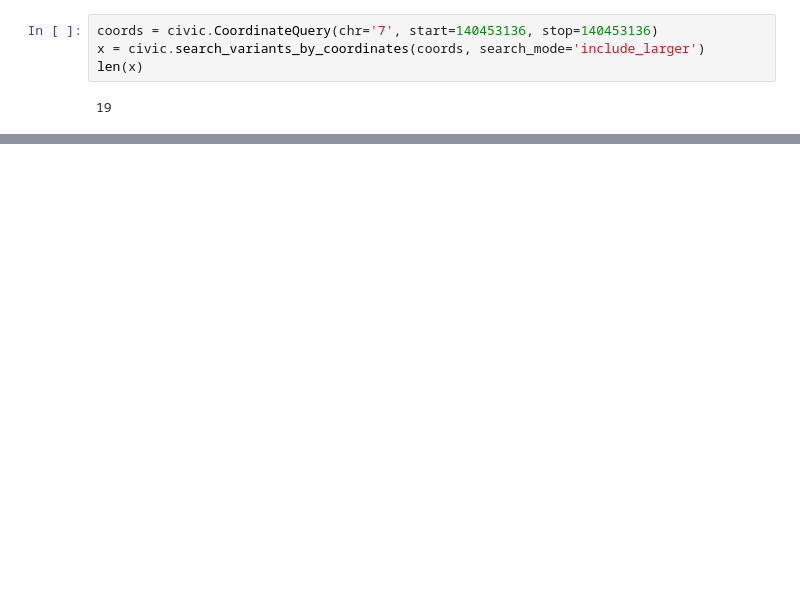
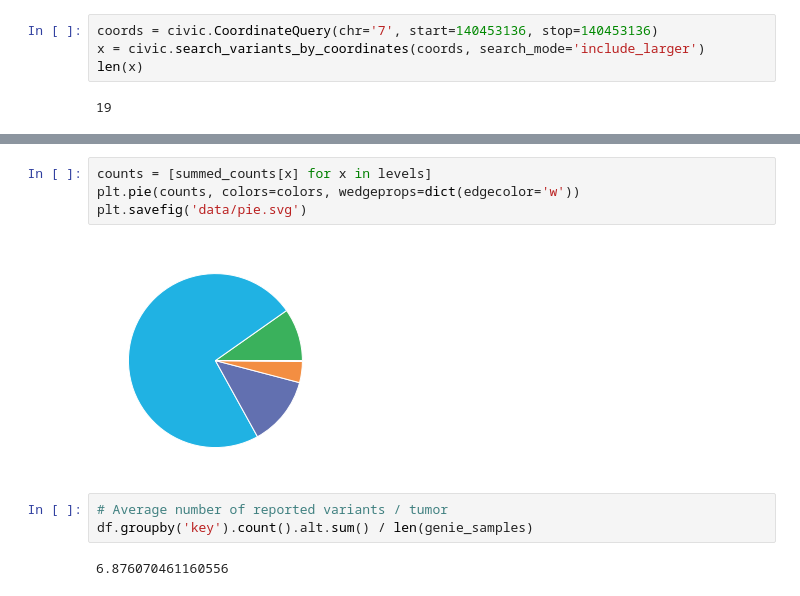
Before and after one commit to griffithlab/civicpy, a Jupyter notebook: analysis/Project GENIE.ipynb, the cells around one changed output, grey strips where cells are left out. Drawn from its saved outputs; the diff is of its cells as text; blank space fills up the shorter version.

```diff
--- a/analysis/Project GENIE.ipynb
+++ b/analysis/Project GENIE.ipynb
@@ -145,0 +208,11 @@ civic.COORDINATE_TABLE.shape
+# %%
+counts = [summed_counts[x] for x in levels]
+plt.pie(counts, colors=colors, wedgeprops=dict(edgecolor='w'))
+plt.savefig('data/pie.svg')
+# %% [output]
+[figure, added]
+# %%
+# Average number of reported variants / tumor
+df.groupby('key').count().alt.sum() / len(genie_samples)
+# %% [output]
+6.876070461160556
```
Also changed, not shown: parts of 29 cells of this notebook, 2 other files.
